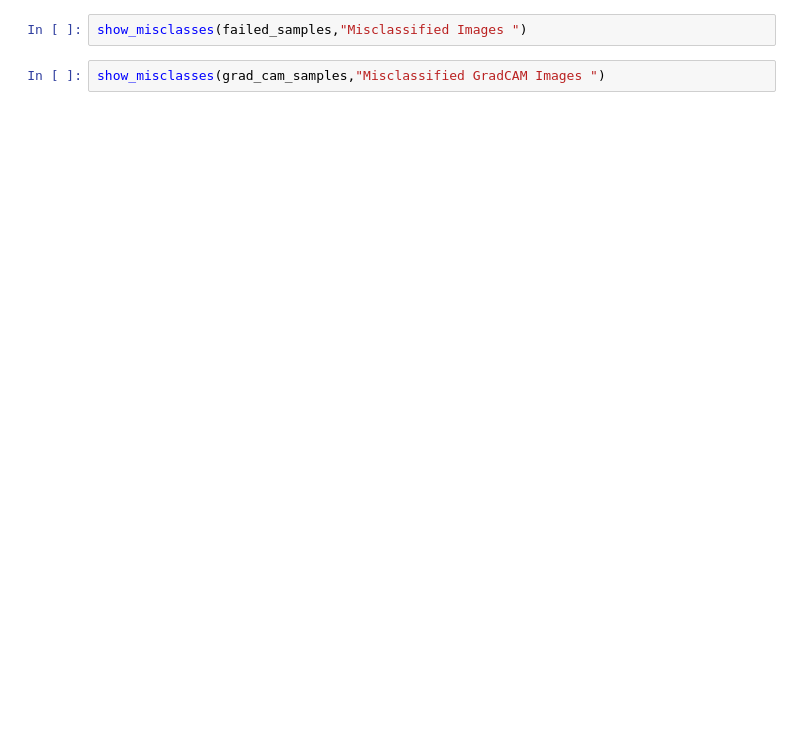
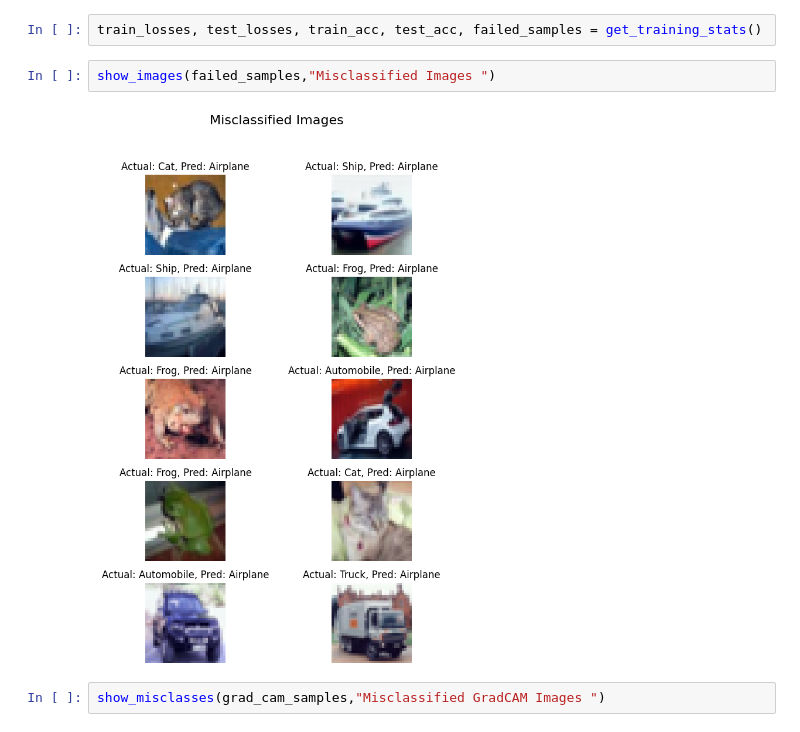
Before and after one commit to ping-Mel/ERV-V2-Assignments, a Jupyter notebook: session11/s11.ipynb, the cells around one changed output. Drawn from its saved outputs; the diff is of its cells as text; blank space fills up the shorter version.

```diff
--- a/session11/s11.ipynb
+++ b/session11/s11.ipynb
@@ -353,4 +83,8 @@ KeyboardInterrupt:
+# %%
+train_losses, test_losses, train_acc, test_acc, failed_samples = get_training_stats()
 # %%
-show_misclasses(failed_samples,"Misclassified Images ")
+show_images(failed_samples,"Misclassified Images ")
+# %% [output]
+[figure, added]
 # %%
 show_misclasses(grad_cam_samples,"Misclassified GradCAM Images ")
```
Also changed, not shown: parts of 17 cells of this notebook.
